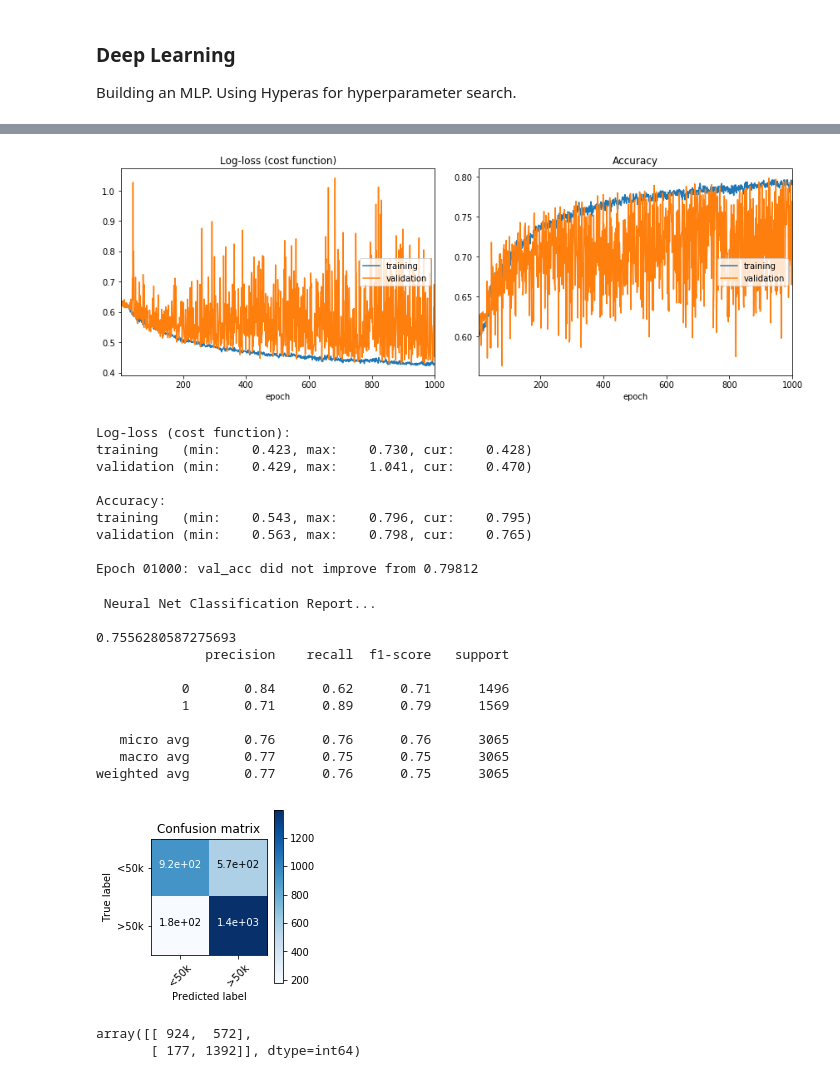
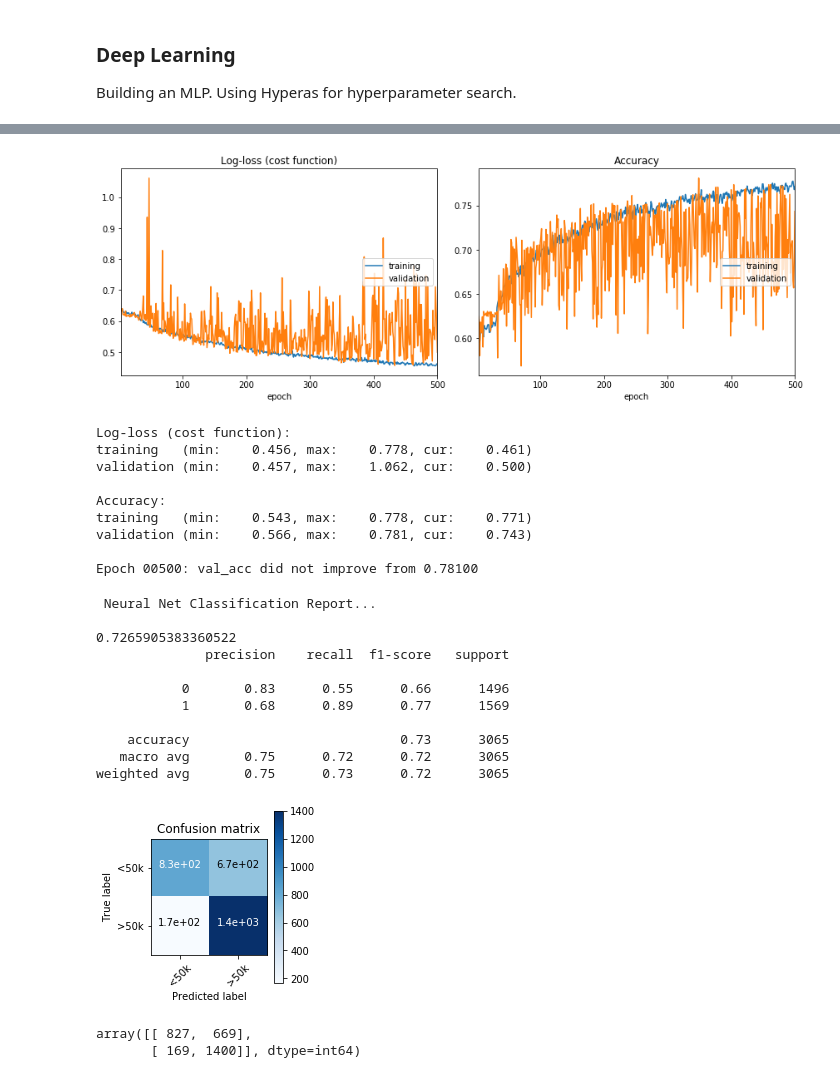
Before and after one commit to drcastillo/hicss2020, a Jupyter notebook: model_train.ipynb, the cells around one changed output, grey strips where cells are left out. Cells and saved outputs as stored; diff of their text form; code cells hidden in the pictures.

```diff
--- a/model_train.ipynb
+++ b/model_train.ipynb
@@ -12,10 +12,10 @@ from __future__ import print_function
 from helpful_util import *
 from heaton_utils import *
 
-import seaborn as sns
-import pandas_profiling
-from pylab import rcParams
-import matplotlib.pyplot as plt
+#import seaborn as sns
+#import pandas_profiling
+#from pylab import rcParams
+#import matplotlib.pyplot as plt
 import pandas as pd
 import numpy as np
 
@@ -30,7 +30,6 @@ from sklearn.linear_model import LogisticRegression
 from sklearn.model_selection import GridSearchCV, cross_val_score, StratifiedKFold, learning_curve
 from sklearn.model_selection import train_test_split
 from sklearn.preprocessing import MinMaxScaler
-import seaborn as sns
 
 #!pip install livelossplot
 from livelossplot import PlotLossesKeras
@@ -62,7 +61,10 @@ from keras.utils import multi_gpu_model
 from sklearn.neural_network import MLPClassifier
 from sklearn.neural_network import multilayer_perceptron
 import xgboost
-
+import pandas_profiling
+from pylab import rcParams
+import seaborn as sns
+rcParams['figure.figsize'] = 7,7  #Adjust plot size
 
 device_lib.list_local_devices(
 )  #See available devices. If Running a Keras model, session to GPU
@@ -515,44 +516,44 @@ model.add(Dense(
 model.add(BatchNormalization(momentum = .62))
 model.add(Activation('relu'))
 model.add(Dropout(.5))
 
 model.add(Dense(500))
 #model.add(BatchNormalization(momentum = .62))
 model.add(Activation('relu'))
 #model.add(Dropout(.25))
 model.add(Dense(250))
 model.add(Activation('relu'))
 
 model.add(Dense(100))
 model.add(Activation('relu'))
 
 
 model.add(Dense(2))
 model.add(Activation('softmax'))
 
 model = multi_gpu_model(model, gpus=2)
 model.compile(loss='binary_crossentropy',
               optimizer='adam',
               metrics=['accuracy'])
 
 sess = tf.Session(config=tf.ConfigProto(allow_soft_placement=True,
                                         log_device_placement=True))
 
 history = model.fit(encoded_train.toarray(), y_train_1, batch_size= 500,
-                   epochs=1000, verbose=2,\
+                   epochs=500, verbose=2,\
                         validation_split= .2, callbacks=[PlotLossesKeras(), MCP, tensorboard])
 sess.close()
 # %% [output]
-[figure, old version]
+[figure, new version]
 Log-loss (cost function):
-training   (min:    0.423, max:    0.730, cur:    0.428)
-validation (min:    0.429, max:    1.041, cur:    0.470)
+training   (min:    0.456, max:    0.778, cur:    0.461)
+validation (min:    0.457, max:    1.062, cur:    0.500)
 
 Accuracy:
-training   (min:    0.543, max:    0.796, cur:    0.795)
-validation (min:    0.563, max:    0.798, cur:    0.765)
+training   (min:    0.543, max:    0.778, cur:    0.771)
+validation (min:    0.566, max:    0.781, cur:    0.743)
 
-Epoch 01000: val_acc did not improve from 0.79812
+Epoch 00500: val_acc did not improve from 0.78100
 # %%
 path_to_ann = 'models\\UCI_Census\\ann_gridsearch.h5'
 model.save(path_to_ann)
@@ -574,15 +575,15 @@ cm
 # %% [output]
  Neural Net Classification Report...
 
-0.7556280587275693
+0.7265905383360522
               precision    recall  f1-score   support
 
-           0       0.84      0.62      0.71      1496
-           1       0.71      0.89      0.79      1569
+           0       0.83      0.55      0.66      1496
+           1       0.68      0.89      0.77      1569
 
-   micro avg       0.76      0.76      0.76      3065
-   macro avg       0.77      0.75      0.75      3065
-weighted avg       0.77      0.76      0.75      3065
+    accuracy                           0.73      3065
+   macro avg       0.75      0.72      0.72      3065
+weighted avg       0.75      0.73      0.72      3065
-[figure, old version]
+[figure, new version]
-array([[ 924,  572],
-       [ 177, 1392]], dtype=int64)
+array([[ 827,  669],
+       [ 169, 1400]], dtype=int64)
```
Also changed, not shown: parts of 7 cells of this notebook, 11 other files.
